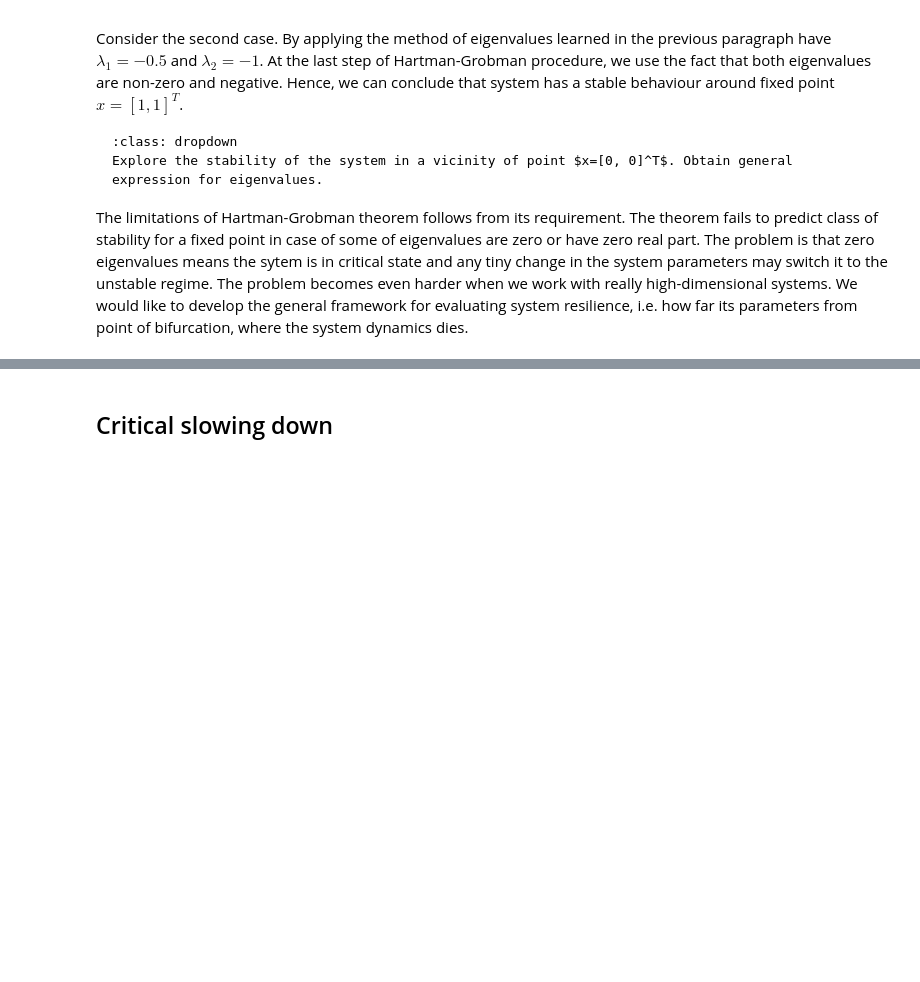
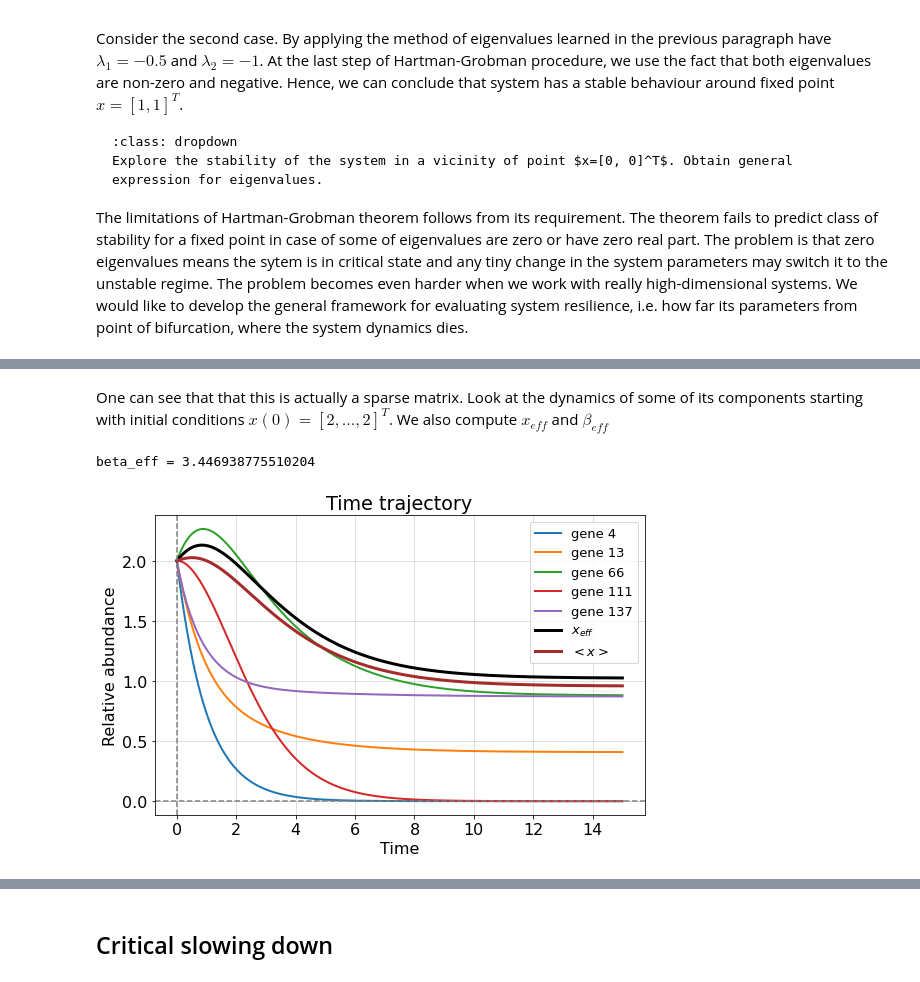
Before and after one commit to ComputationalAgingLab/computational_aging_course, a Jupyter notebook: _sources/dyn/system_resilience.ipynb, the cells around one changed output, grey strips where cells are left out. Saved outputs shown, nothing was run; the diff lists cells and outputs as text; code cells hidden in the pictures; blank space fills up the shorter version.

```diff
--- a/_sources/dyn/system_resilience.ipynb
+++ b/_sources/dyn/system_resilience.ipynb
@@ -918,0 +940,11 @@ Note this all deterministic
+# %%
+A = np.array([[1, 1],
+              [1, 1]])
+n = A.shape[0]
+vec1 = np.ones((n, 1))
+sout = A.sum(0) #out-degrees
+sin = A.sum(1) #in-degrees
+savg = (vec1.T @ A @ vec1).item() / n # <s>
+beff = (sout * sin).mean() / savg
+
+print("beta_eff =", beff)
@@ -918,0 +986,55 @@ Note this all deterministic
+# %% [markdown]
+One can see that that this is actually a sparse matrix. Look at the dynamics of some of its components starting with initial conditions $x(0)=[2, ..., 2]^T$. We also compute $x_{eff}$ and $\beta_{eff}$
+# %%
+def compute_nonlinear_ODE(t, x0, A, B):
+    f = lambda x, A, B: -B * x + A @ (x / (1 + x))
+    n = A.shape[0]
+    dt = t[1] - t[0]
+    x = np.empty((n, t.shape[0]))
+    x[:, 0] = x0
+    for i in range(1, t.shape[0]): #Forward Euler integration
+        x[:, i] = x[:, i-1] + dt * f(x[:, i-1], A, B)
+    return x
+
+def compute_eff(A, x):
+    n = A.shape[0]
+    vec1 = np.ones((n, 1))
+    sout = A.sum(0)
+    sin = A.sum(1)
+    savg = (vec1.T @ A @ vec1).item() / n
+    xeff = np.mean(sout[:, None] * x, axis=0) / savg
+    beff = (sout * sin).mean() / savg
+    return xeff, beff
+
+### SYSTEM MATRIX
+A = np.load('data/yeast.npy') #gene regulatory network
+###
+B = 1 #degradation constant
+
+n = A.shape[0]
+m = 1000 # number of time steps
+t = np.linspace(0, 15, m)
+x0 = np.ones(n) * 2. #same initial condition
+#x0 = np.random.random(n)*3 #random initial condition
+
+x = compute_nonlinear_ODE(t, x0, A, B)
+xeff, beff = compute_eff(A, x) #compute effective dynamics and topological characteristic
+
+print("beta_eff =", beff)
+fig, ax = plt.subplots(1, 1, figsize=(8,5.5))
+ax.set_ylabel('Relative abundance')
+ax.set_xlabel('Time')
+ax.set_title('Time trajectory')
+for i in [3, 12, 65, 110, 136]:
+    ax.plot(t, x[i], label=f'gene {i+1}', lw=2);
+ax.plot(t, xeff, label='$x_{eff}$', lw=3, color='black')
+ax.plot(t, x.mean(0), label='$<x>$', lw=3, color='brown')
+ax.axhline(0, color='grey', ls='--')
+ax.axvline(0, color='grey', ls='--')
+ax.grid(alpha=0.5)
+ax.legend(loc='upper right', fontsize=13);
+plt.tight_layout()
+plt.show()
+# %% [output]
+beta_eff = 3.446938775510204
+[figure, added]
```
Also changed, not shown: parts of 17 cells of this notebook, 11 other files.
